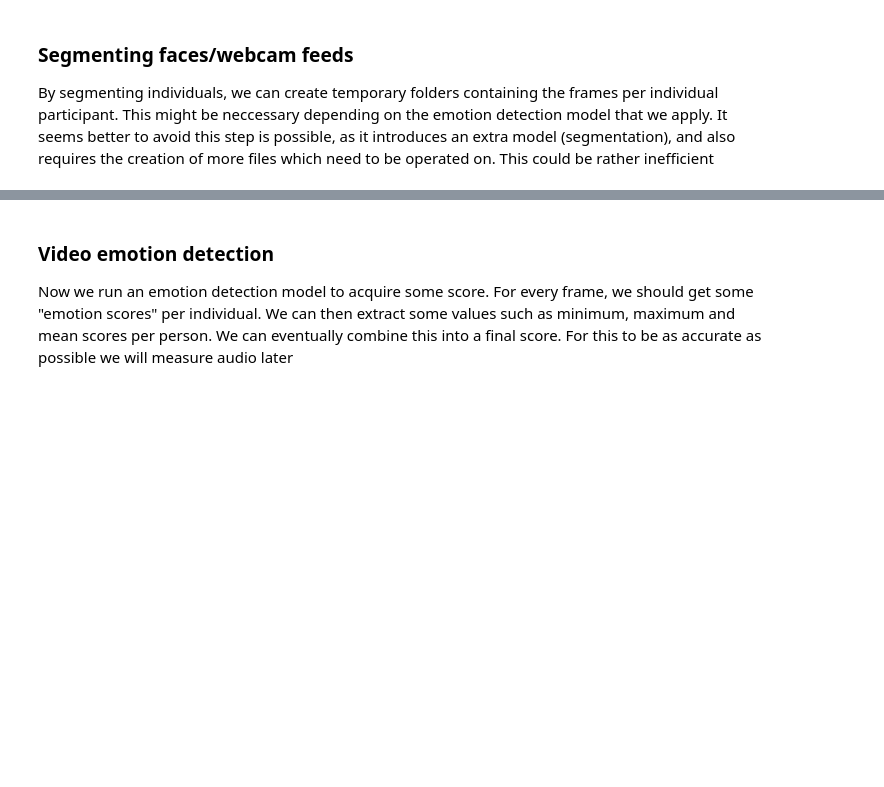
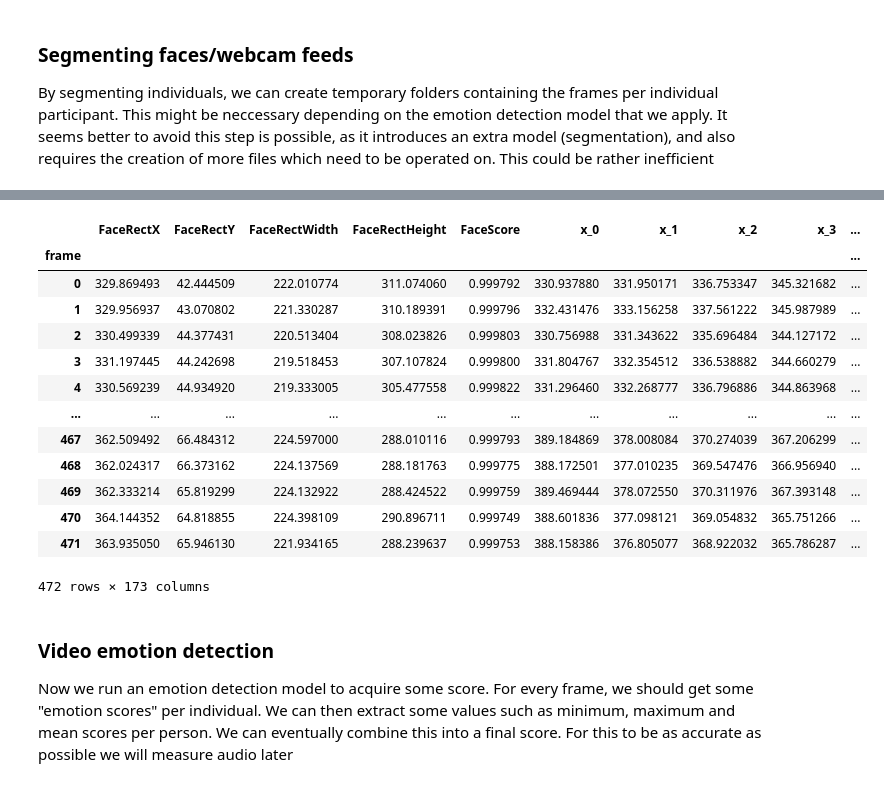
Before and after one commit to ramon284/Interest-predictor, a Jupyter notebook: pipeline.ipynb, the cells around one changed output, grey strips where cells are left out. Cells and saved outputs as stored; diff of their text form; code cells hidden in the pictures; blank space fills up the shorter version.

```diff
--- a/pipeline.ipynb
+++ b/pipeline.ipynb
@@ -64,0 +63,11 @@ SyntaxError: invalid syntax (408027126.py, line 1)
+# %%
+from feat import Detector
+
+detector = Detector(
+    face_model="retinaface",
+    landmark_model="mobilefacenet",
+    au_model='xgb',
+    emotion_model="resmasknet",
+    facepose_model="img2pose",
+    verbose = True
+)
@@ -64,0 +127,10 @@ SyntaxError: invalid syntax (408027126.py, line 1)
+# %%
+from feat.utils.io import get_test_data_path
+import os
+
+test_data_dir = get_test_data_path()
+test_video_path = os.path.join(test_data_dir, "WolfgangLanger_Pexels.mp4")
+
+# Show video
+from IPython.core.display import Video
+Video(test_video_path, embed=True)
@@ -64,0 +139,3 @@ SyntaxError: invalid syntax (408027126.py, line 1)
+# %%
+video_prediction = detector.detect_video(test_video_path, skip_frames=1)
+video_prediction.head()
@@ -65,3 +151,22 @@ SyntaxError: invalid syntax (408027126.py, line 1)
+# %%
+import pickle
+video_prediction.to_csv("video_output.csv", index=False)
+video_prediction
+# %% [output]
+|  | FaceRectX | FaceRectY | FaceRectWidth | FaceRectHeight | FaceScore | x_0 | x_1 | x_2 | x_3 | ... |
+| frame |  |  |  |  |  |  |  |  |  | ... |
+| 0 | 329.869493 | 42.444509 | 222.010774 | 311.074060 | 0.999792 | 330.937880 | 331.950171 | 336.753347 | 345.321682 | ... |
+| 1 | 329.956937 | 43.070802 | 221.330287 | 310.189391 | 0.999796 | 332.431476 | 333.156258 | 337.561222 | 345.987989 | ... |
+| 2 | 330.499339 | 44.377431 | 220.513404 | 308.023826 | 0.999803 | 330.756988 | 331.343622 | 335.696484 | 344.127172 | ... |
+| 3 | 331.197445 | 44.242698 | 219.518453 | 307.107824 | 0.999800 | 331.804767 | 332.354512 | 336.538882 | 344.660279 | ... |
+| 4 | 330.569239 | 44.934920 | 219.333005 | 305.477558 | 0.999822 | 331.296460 | 332.268777 | 336.796886 | 344.863968 | ... |
+| ... | ... | ... | ... | ... | ... | ... | ... | ... | ... | ... |
+| 467 | 362.509492 | 66.484312 | 224.597000 | 288.010116 | 0.999793 | 389.184869 | 378.008084 | 370.274039 | 367.206299 | ... |
+| 468 | 362.024317 | 66.373162 | 224.137569 | 288.181763 | 0.999775 | 388.172501 | 377.010235 | 369.547476 | 366.956940 | ... |
+| 469 | 362.333214 | 65.819299 | 224.132922 | 288.424522 | 0.999759 | 389.469444 | 378.072550 | 370.311976 | 367.393148 | ... |
+| 470 | 364.144352 | 64.818855 | 224.398109 | 290.896711 | 0.999749 | 388.601836 | 377.098121 | 369.054832 | 365.751266 | ... |
+| 471 | 363.935050 | 65.946130 | 221.934165 | 288.239637 | 0.999753 | 388.158386 | 376.805077 | 368.922032 | 365.786287 | ... |
+472 rows × 173 columns
 # %% [markdown]
 ### Video emotion detection
 
```
Also changed, not shown: parts of 5 cells of this notebook, 1 other file.
